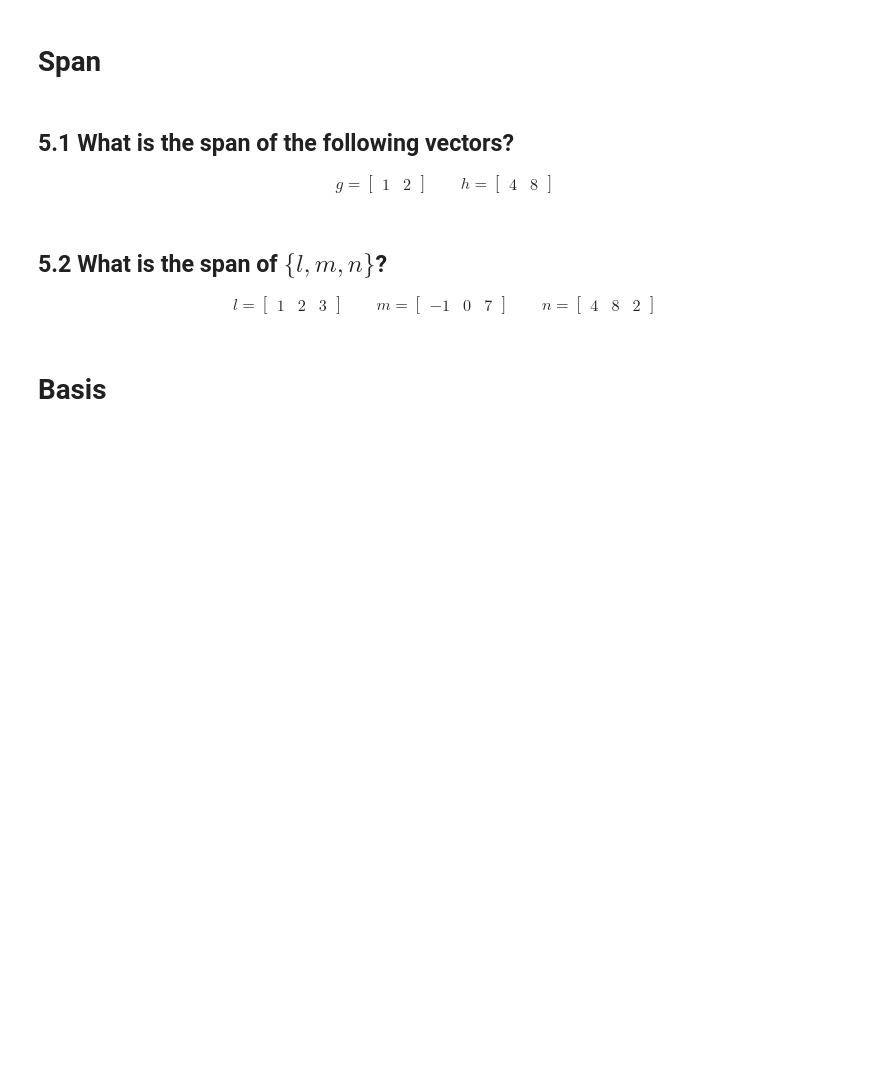
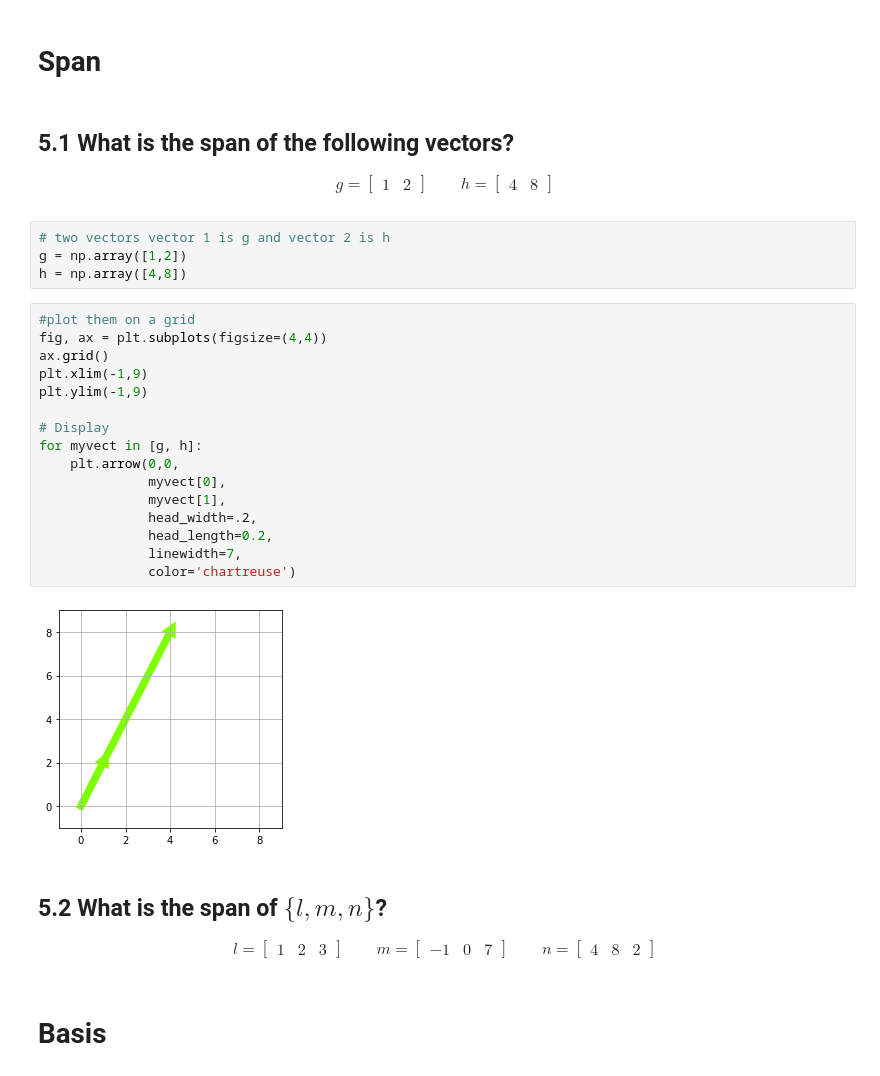
Before and after one commit to lmstephens/DS-Unit-1-Sprint-3-Linear-Algebra, a Jupyter notebook: module2-intermediate-linear-algebra/LS_DS_132_Intermediate_Linear_Algebra_Assignment.ipynb, the cells around one changed output. Drawn from its saved outputs; the diff is of its cells as text; blank space fills up the shorter version.

```diff
--- a/module2-intermediate-linear-algebra/LS_DS_132_Intermediate_Linear_Algebra_Assignment.ipynb
+++ b/module2-intermediate-linear-algebra/LS_DS_132_Intermediate_Linear_Algebra_Assignment.ipynb
@@ -385,6 +386,28 @@ g = \begin{bmatrix} 1 & 2 \end{bmatrix}
 \qquad
 h = \begin{bmatrix} 4 & 8 \end{bmatrix}
 \end{align}
+# %%
+# two vectors vector 1 is g and vector 2 is h
+g = np.array([1,2])
+h = np.array([4,8])
+# %%
+#plot them on a grid
+fig, ax = plt.subplots(figsize=(4,4))
+ax.grid()
+plt.xlim(-1,9)
+plt.ylim(-1,9)
+
+# Display
+for myvect in [g, h]:
+    plt.arrow(0,0,
+              myvect[0],
+              myvect[1],
+              head_width=.2,
+              head_length=0.2,
+              linewidth=7,
+              color='chartreuse')
+# %% [output]
+[figure, added]
 # %% [markdown]
 ## 5.2 What is the span of $\{l, m, n\}$?
 
```
